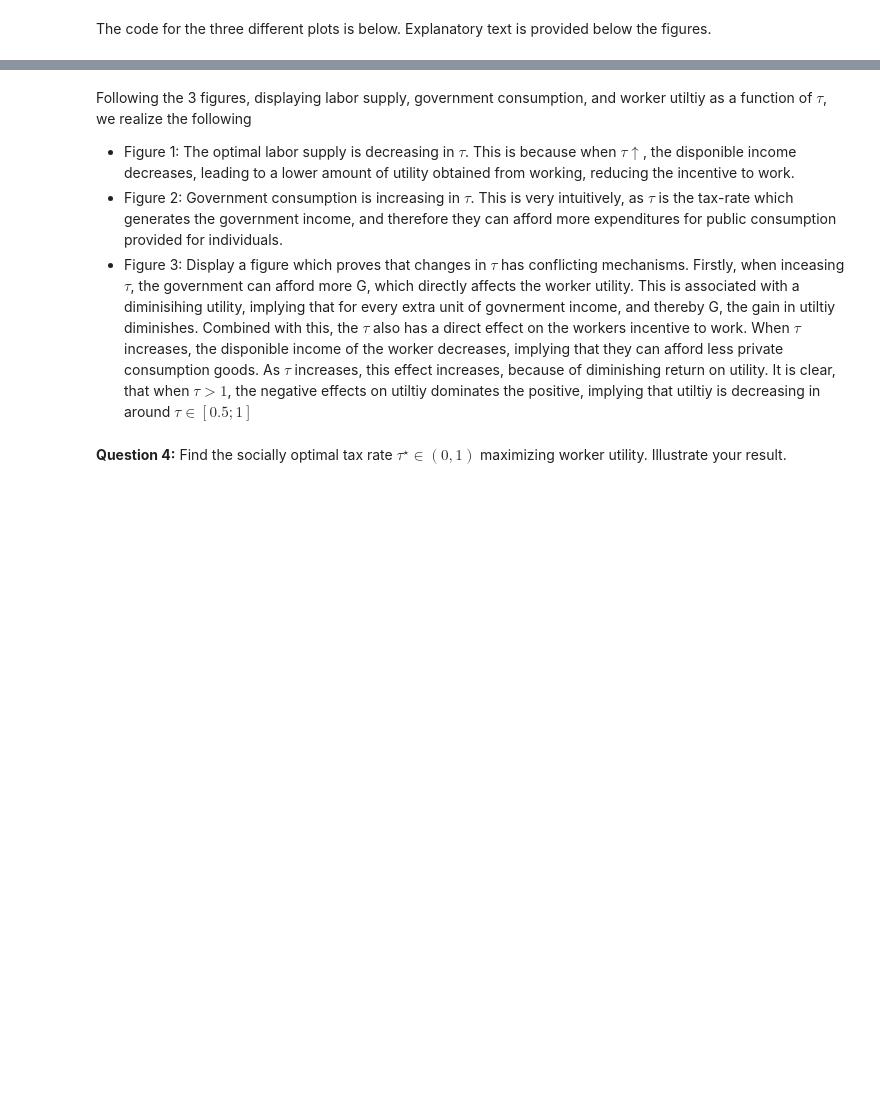
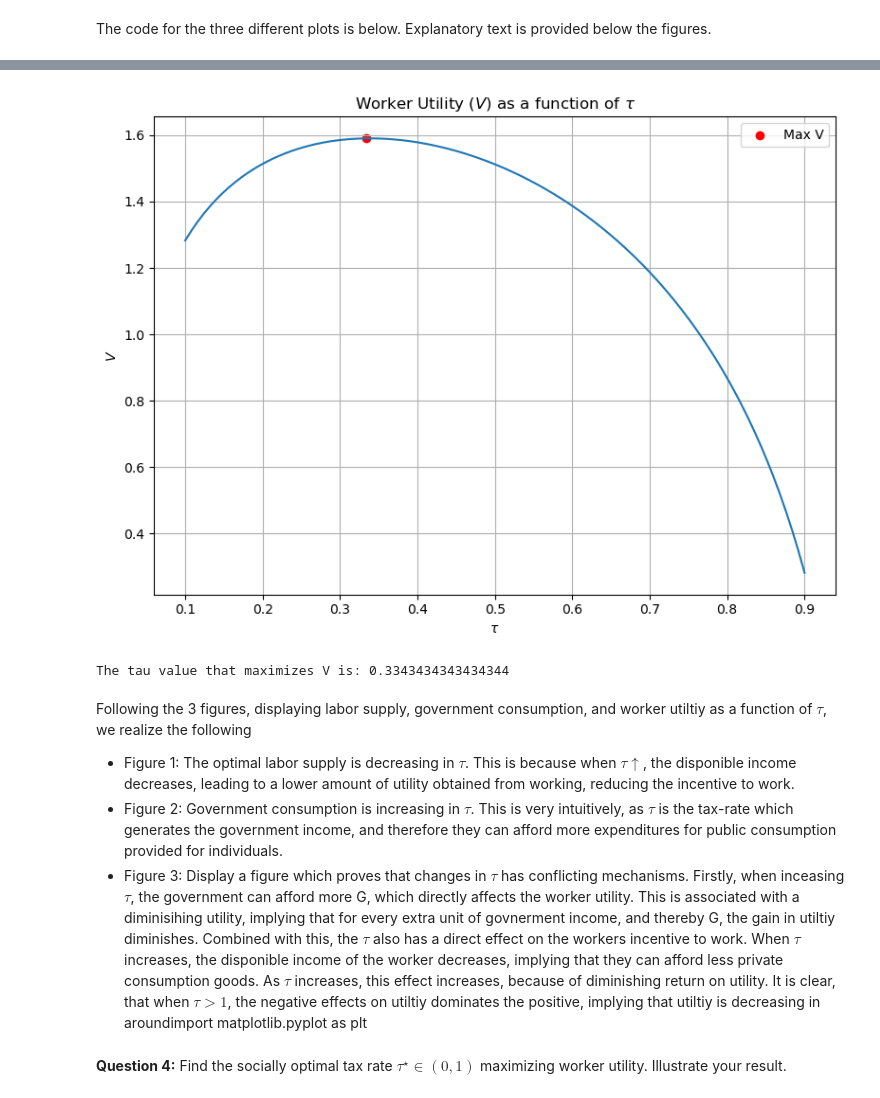
Before and after one commit to NumEconCopenhagen/projects-2023-de-slemme-programmeringsrotter, a Jupyter notebook: examproject/Nicho/Nico_Exam-2023-notebook.ipynb, the cells around one changed output, grey strips where cells are left out. Drawn from its saved outputs; the diff is of its cells as text; code cells hidden in the pictures; blank space fills up the shorter version.

```diff
--- a/examproject/Nicho/Nico_Exam-2023-notebook.ipynb
+++ b/examproject/Nicho/Nico_Exam-2023-notebook.ipynb
@@ -214,7 +219,61 @@ plt.show()
+# %%
+import matplotlib.pyplot as plt
+import numpy as np
+from sympy import symbols, log, solve, sqrt
+
+# Define the variables and parameters
+L, w, tau, kappa, alpha, nu, G = symbols('L w tau kappa alpha nu G')
+
+# Define the given optimal labor supply function
+optimal_L_given = (-kappa + sqrt(kappa**2 + 4 * alpha / nu * ((1 - tau) * w)**2)) / (2 * ((1 - tau) * w))
+
+# Define parameter values
+alpha_value = 0.5
+kappa_value = 1.0
+nu_value = 1 / (2 * 16**2)
+w_value = 1.0
+
+# Create arrays of tau values
+tau_values = np.linspace(0.1, 0.9, 100)  # Adjust the range and the number of points as needed
+
+# Create empty arrays to store V values
+V_values = np.zeros_like(tau_values)
+
+# Compute V values for each tau value
+for i, tau_value in enumerate(tau_values):
+    # Compute C using the given optimal labor supply function
+    C_value = kappa_value + (1 - tau_value) * w_value * optimal_L_given.subs({kappa: kappa_value, alpha: alpha_value, nu: nu_value, w: w_value, tau: tau_value}).evalf()
+
+    # Compute V using the utility function V = log((C**alpha) * (G**(1-alpha))) - nu * L**2 / 2
+    G_value = tau_value * w_value * optimal_L_given.subs({kappa: kappa_value, alpha: alpha_value, nu: nu_value, w: w_value, tau: tau_value}).evalf() * (1-tau_value) * w_value
+    V_values[i] = log((C_value**alpha_value) * (G_value**(1-alpha_value))) - nu_value * optimal_L_given.subs({kappa: kappa_value, alpha: alpha_value, nu: nu_value, w: w_value, tau: tau_value}).evalf()**2 / 2
+
+# Find the index of the tau value that maximizes V
+max_index = np.argmax(V_values)
+max_tau = tau_values[max_index]
+max_V = V_values[max_index]
+
+# Plot the results
+plt.figure(figsize=(8, 6))
+plt.plot(tau_values, V_values)
+plt.scatter(max_tau, max_V, color='red', label='Max V')  # Add red dot at the maximum V point
+plt.xlabel('$\\tau$')
+plt.ylabel('$V$')
+plt.title('Worker Utility ($V$) as a function of $\\tau$')
+plt.legend()
+plt.grid(True)
+plt.tight_layout()
+plt.show()
+
+# Print the tau value that maximizes V
+print(f"The tau value that maximizes V is: {max_tau}")
+# %% [output]
+[figure, added]
+The tau value that maximizes V is: 0.3343434343434344
 # %% [markdown]
 Following the 3 figures, displaying labor supply, government consumption, and worker utiltiy as a function of $\tau$, we realize the following
 - Figure 1: The optimal labor supply is decreasing in $\tau$. This is because when $\tau\uparrow$, the disponible income decreases, leading to a lower amount of utility obtained from working, reducing the incentive to work.
 - Figure 2: Government consumption is increasing in $\tau$. This is very intuitively, as $\tau$ is the tax-rate which generates the government income, and therefore they can afford more expenditures for public consumption provided for individuals.
-- Figure 3: Display a figure which proves that changes in $\tau$ has conflicting mechanisms. Firstly, when inceasing $\tau$, the government can afford more G, which directly affects the worker utility. This is associated with a diminisihing utility, implying that for every extra unit of govnerment income, and thereby G, the gain in utiltiy diminishes. Combined with this, the $\tau$ also has a direct effect on the workers incentive to work. When $\tau$ increases, the disponible income of the worker decreases, implying that they can afford less private consumption goods. As $\tau$ increases, this effect increases, because of diminishing return on utility. It is clear, that when $\tau>1$, the negative effects on utiltiy dominates the positive, implying that utiltiy is decreasing in around $\tau \in [0.5;1]$
+- Figure 3: Display a figure which proves that changes in $\tau$ has conflicting mechanisms. Firstly, when inceasing $\tau$, the government can afford more G, which directly affects the worker utility. This is associated with a diminisihing utility, implying that for every extra unit of govnerment income, and thereby G, the gain in utiltiy diminishes. Combined with this, the $\tau$ also has a direct effect on the workers incentive to work. When $\tau$ increases, the disponible income of the worker decreases, implying that they can afford less private consumption goods. As $\tau$ increases, this effect increases, because of diminishing return on utility. It is clear, that when $\tau>1$, the negative effects on utiltiy dominates the positive, implying that utiltiy is decreasing in aroundimport matplotlib.pyplot as plt
 # %% [markdown]
 **Question 4:** Find the socially optimal tax rate $\tau^{\star}\in(0,1)$ maximizing worker utility. Illustrate your result.
```
Also changed, not shown: parts of 5 cells of this notebook, 1 other file.
